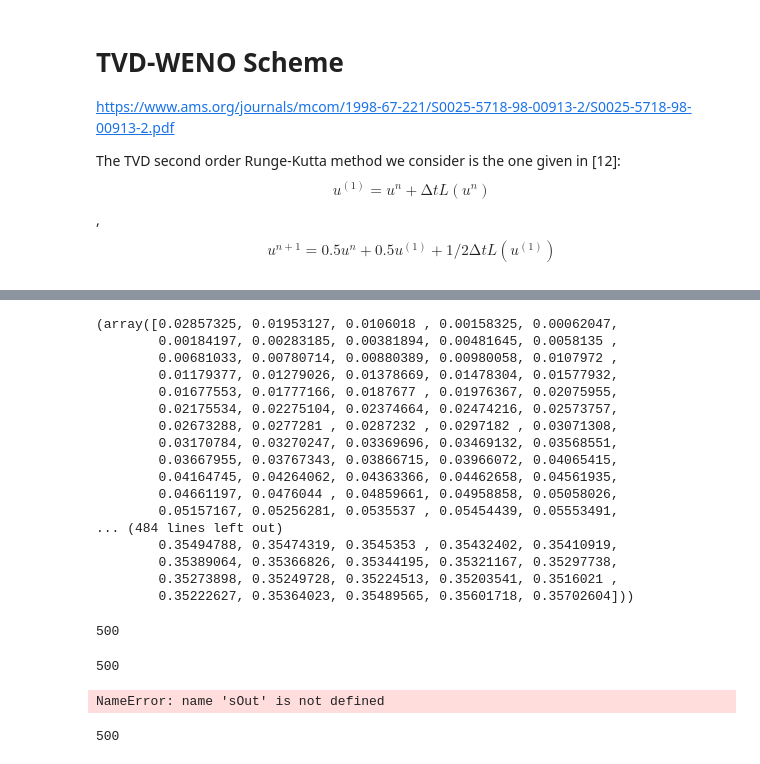
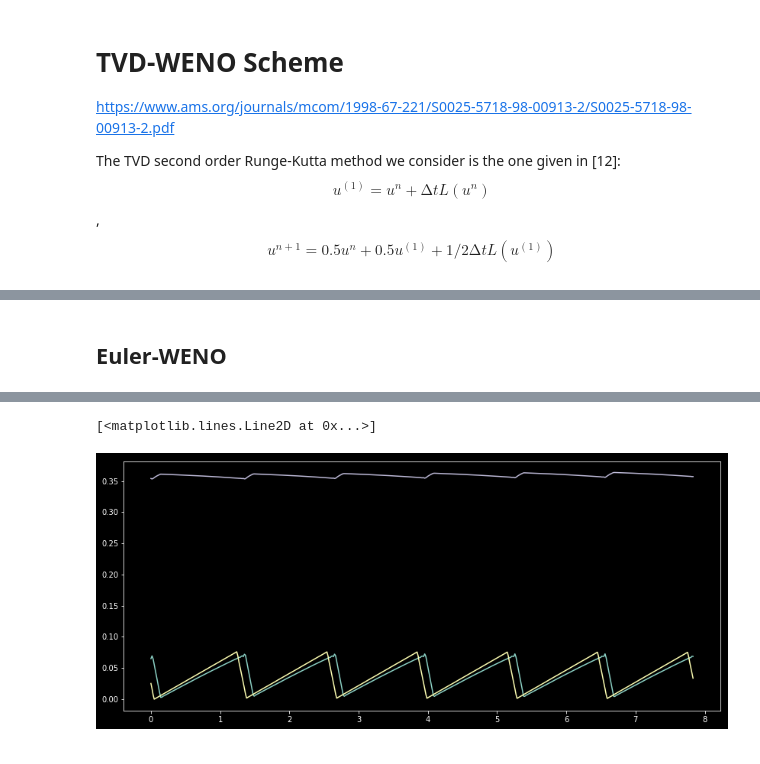
Before and after one commit to plgrover/pymorph, a Jupyter notebook: notebooks/Paper_3/2019-05-10_TVD_WENO.ipynb, the cells around one changed output, grey strips where cells are left out. Drawn from its saved outputs; the diff is of its cells as text; code cells hidden in the pictures.

```diff
--- a/notebooks/Paper_3/2019-05-10_TVD_WENO.ipynb
+++ b/notebooks/Paper_3/2019-05-10_TVD_WENO.ipynb
@@ -85,3 +89,5 @@ Text(0, 0.5, 'z (m)')
+# %% [markdown]
+## Euler-WENO
 # %%
 model = sdmodels.ShallowHydroMorphologicalModel()
 
@@ -126,10 +132,10 @@ model.flow_boundary_conditions(q32cm, sOut32)
 #--------------------------------
 # Set up the Flow Proerties
 #--------------------------------
-Mannings = 0.048
-Slope = 1.26/1000.
+mannings_n = 0.024
+bed_slope = 1.26/1000.
 
-model.setup_hydro_model(Mannings, Slope)
+model.setup_hydro_model(mannings_n, bed_slope)
 
 
 #--------------------------------
@@ -137,7 +143,7 @@ model.setup_hydro_model(Mannings, Slope)
 #--------------------------------
 
 morph_model = sdmodels.EulerWenoModel()
-
+# morph_model = sdmodels.TVD2ndWenoModel()
 model.setup_morpho_model( morph_model,
                            useAvalanche = True,
                            useSmoother = False,
@@ -148,12 +154,21 @@ model.setup_morpho_model( morph_model,
 #--------------------------------
 #  Setup the model run parameters
 #--------------------------------
-simTime = 1.*60       # Runtime in seconds
-dt = 1                # Time step size (s)
+simTime = 15.*60       # Runtime in seconds
+dt = 5                # Time step size (s)
 nt = int(simTime/dt)  # Number of time steps
 extractionTime = 60.*0.5
 
 
-model.run(simTime, dt, extractionTime, None)
+zc, u, q, h, qbedload = model.run(simTime, dt, extractionTime, None)
+
+
+fig = plt.figure(figsize=(14, 6))
+plt.plot(xc,zc)
+plt.plot(x0,z0)
+
+surf = zc + h
+
+plt.plot(xc, surf)
 # %% [output]
  Starting simulation....
@@ -176,33 +191,2 @@ Max qbedload = 6.167158807791272e-06
-(array([0.02857325, 0.01953127, 0.0106018 , 0.00158325, 0.00062047,
-        0.00184197, 0.00283185, 0.00381894, 0.00481645, 0.0058135 ,
-        0.00681033, 0.00780714, 0.00880389, 0.00980058, 0.0107972 ,
-        0.01179377, 0.01279026, 0.01378669, 0.01478304, 0.01577932,
-        0.01677553, 0.01777166, 0.0187677 , 0.01976367, 0.02075955,
-        0.02175534, 0.02275104, 0.02374664, 0.02474216, 0.02573757,
-        0.02673288, 0.0277281 , 0.0287232 , 0.0297182 , 0.03071308,
-        0.03170784, 0.03270247, 0.03369696, 0.03469132, 0.03568551,
-        0.03667955, 0.03767343, 0.03866715, 0.03966072, 0.04065415,
-        0.04164745, 0.04264062, 0.04363366, 0.04462658, 0.04561935,
-        0.04661197, 0.0476044 , 0.04859661, 0.04958858, 0.05058026,
-        0.05157167, 0.05256281, 0.0535537 , 0.05454439, 0.05553491,
-... (484 lines left out)
-        0.35494788, 0.35474319, 0.3545353 , 0.35432402, 0.35410919,
-        0.35389064, 0.35366826, 0.35344195, 0.35321167, 0.35297738,
-        0.35273898, 0.35249728, 0.35224513, 0.35203541, 0.3516021 ,
-        0.35222627, 0.35364023, 0.35489565, 0.35601718, 0.35702604]))
+[<matplotlib.lines.Line2D at 0x...>]
+[figure, added]
-# %%
-len(h)
-# %% [output]
-500
-# %%
-len(q)
-# %% [output]
-500
-# %%
-sOut
-# %% [output]
-NameError: name 'sOut' is not defined
-# %%
-len(q)
-# %% [output]
-500
```
Also changed, not shown: parts of 12 cells of this notebook, 7 other files.
